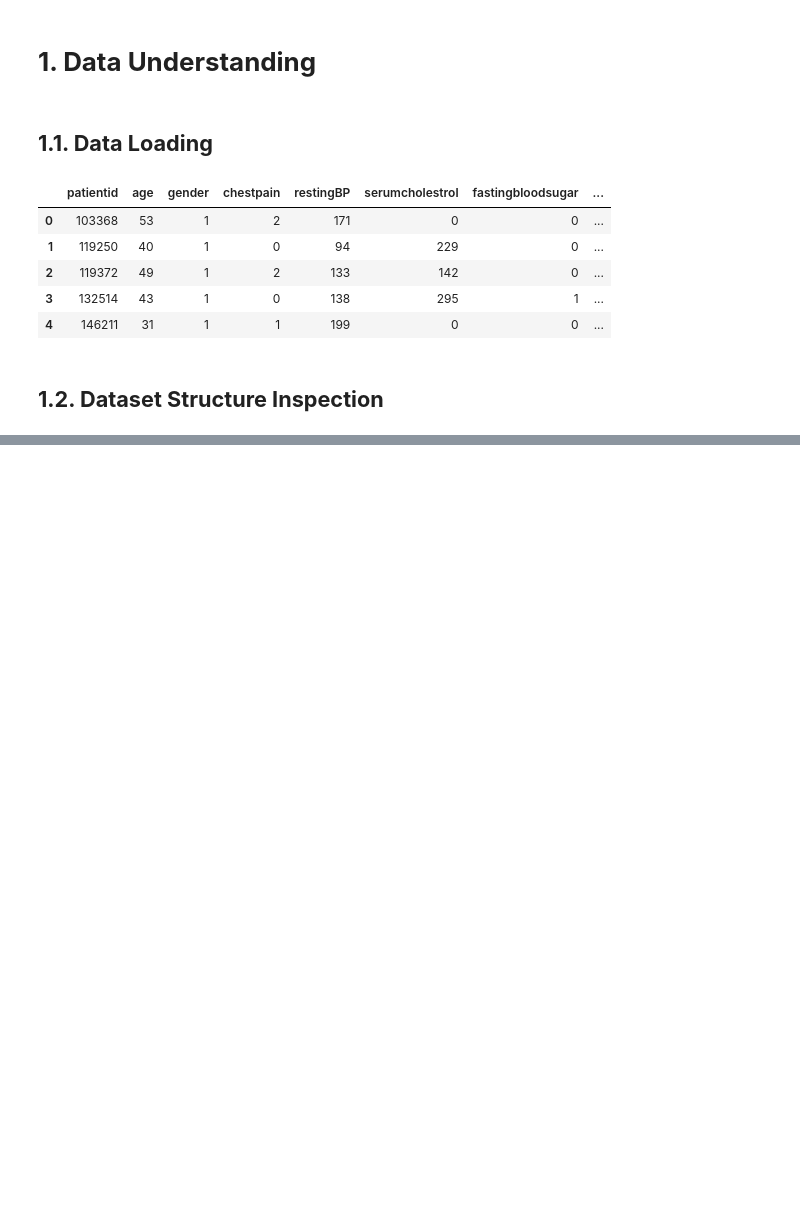
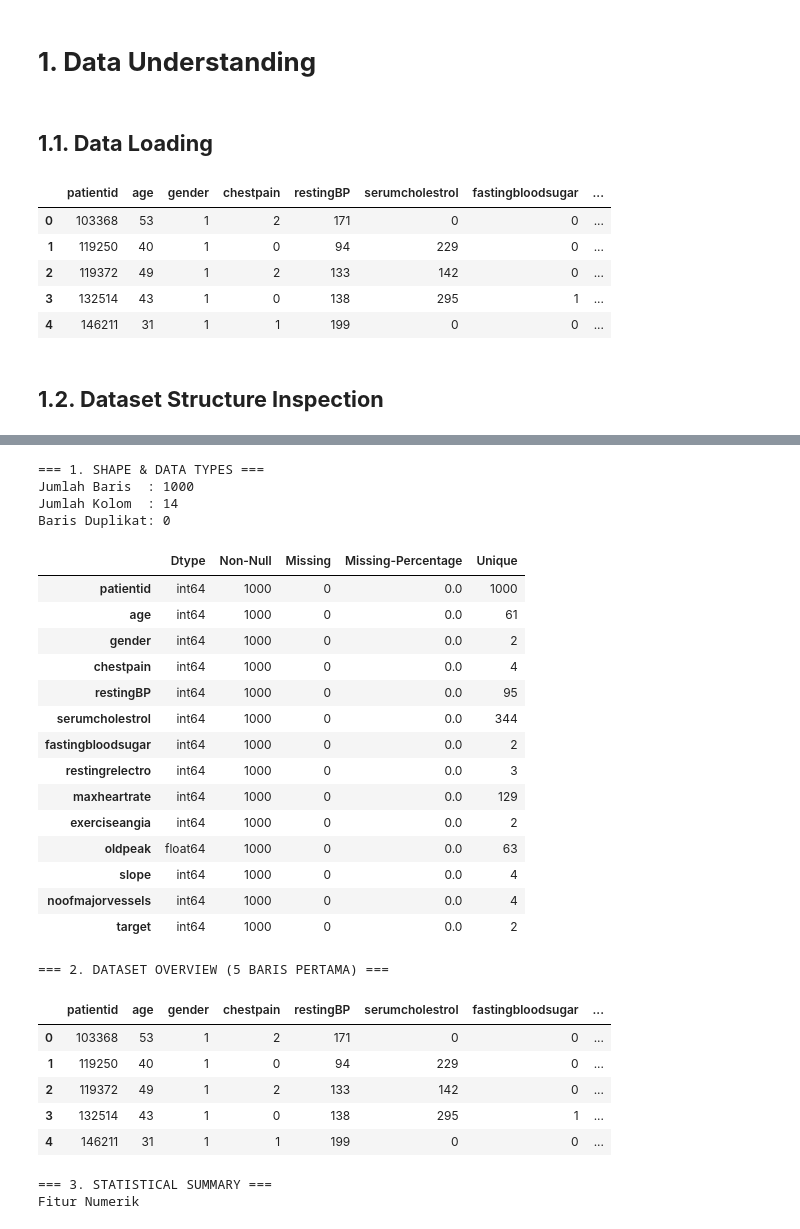
Before and after one commit to HafidzAfrieno/Artificial_Intelligence_Laboratory, a Jupyter notebook: projects/machine-learning/heart-disease-risk-classification/model/notebooks/01_exploratory_data_analysis.ipynb, the cells around one changed output, grey strips where cells are left out. Cells and saved outputs as stored; diff of their text form; code cells hidden in the pictures; blank space fills up the shorter version.

```diff
--- a/projects/machine-learning/heart-disease-risk-classification/model/notebooks/01_exploratory_data_analysis.ipynb
+++ b/projects/machine-learning/heart-disease-risk-classification/model/notebooks/01_exploratory_data_analysis.ipynb
@@ -550,0 +24,31 @@ summary
+# %%
+data_understanding(df)
+# %% [output]
+=== 1. SHAPE & DATA TYPES ===
+Jumlah Baris  : 1000
+Jumlah Kolom  : 14
+Baris Duplikat: 0
+|  | Dtype | Non-Null | Missing | Missing-Percentage | Unique |
+| patientid | int64 | 1000 | 0 | 0.0 | 1000 |
+| age | int64 | 1000 | 0 | 0.0 | 61 |
+| gender | int64 | 1000 | 0 | 0.0 | 2 |
+| chestpain | int64 | 1000 | 0 | 0.0 | 4 |
+| restingBP | int64 | 1000 | 0 | 0.0 | 95 |
+| serumcholestrol | int64 | 1000 | 0 | 0.0 | 344 |
+| fastingbloodsugar | int64 | 1000 | 0 | 0.0 | 2 |
+| restingrelectro | int64 | 1000 | 0 | 0.0 | 3 |
+| maxheartrate | int64 | 1000 | 0 | 0.0 | 129 |
+| exerciseangia | int64 | 1000 | 0 | 0.0 | 2 |
+| oldpeak | float64 | 1000 | 0 | 0.0 | 63 |
+| slope | int64 | 1000 | 0 | 0.0 | 4 |
+| noofmajorvessels | int64 | 1000 | 0 | 0.0 | 4 |
+| target | int64 | 1000 | 0 | 0.0 | 2 |
+=== 2. DATASET OVERVIEW (5 BARIS PERTAMA) ===
+|  | patientid | age | gender | chestpain | restingBP | serumcholestrol | fastingbloodsugar | ... |
+| 0 | 103368 | 53 | 1 | 2 | 171 | 0 | 0 | ... |
+| 1 | 119250 | 40 | 1 | 0 | 94 | 229 | 0 | ... |
+| 2 | 119372 | 49 | 1 | 2 | 133 | 142 | 0 | ... |
+| 3 | 132514 | 43 | 1 | 0 | 138 | 295 | 1 | ... |
+| 4 | 146211 | 31 | 1 | 1 | 199 | 0 | 0 | ... |
+=== 3. STATISTICAL SUMMARY ===
+Fitur Numerik
```
Also changed, not shown: parts of 42 cells of this notebook, 1 other file.
